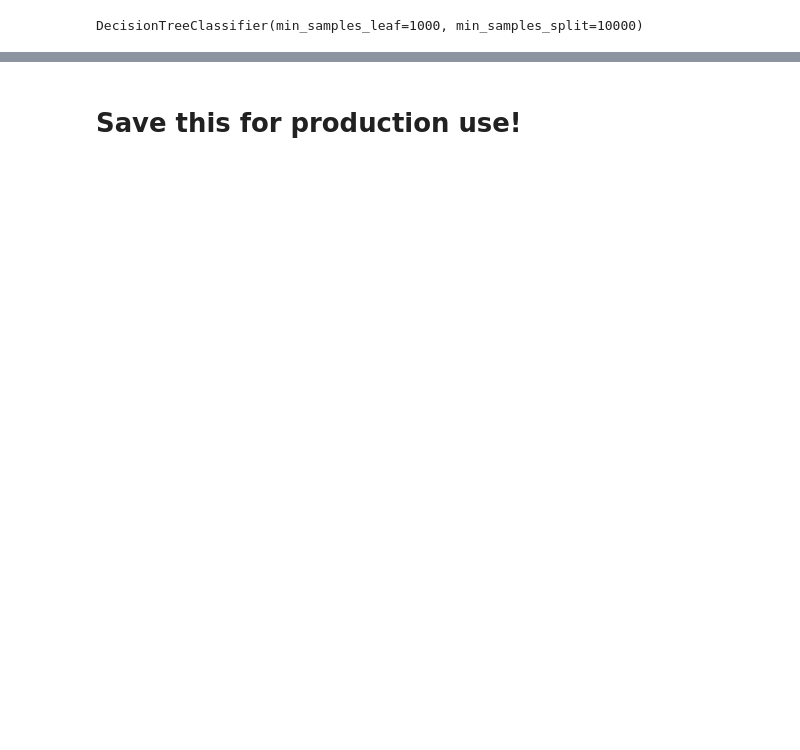
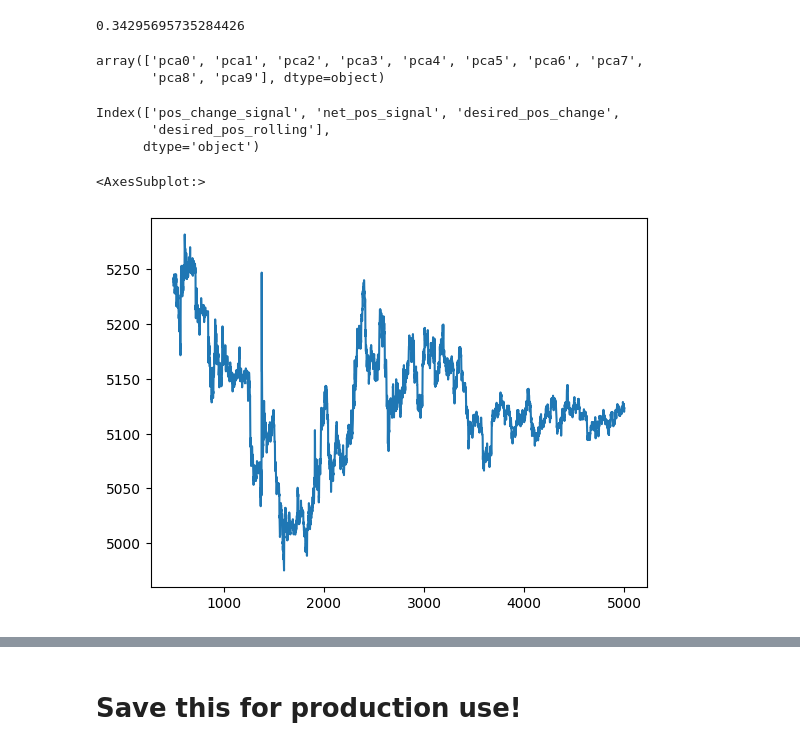
Before and after one commit to lianlongbagua/ml_rf_project, a Jupyter notebook: notebooks/production.ipynb, the cells around one changed output, grey strips where cells are left out. Drawn from its saved outputs; the diff is of its cells as text; code cells hidden in the pictures; blank space fills up the shorter version.

```diff
--- a/notebooks/production.ipynb
+++ b/notebooks/production.ipynb
@@ -21,6 +25,6 @@ from sklearn.utils.class_weight import compute_class_weight
 # %%
-df = pd.read_csv("../data/data.csv")
-df = prepare_desired_pos(df, lag=10, multiplier=10)
+df = pd.read_csv('../data/data.csv')
+X, y = prep_data(df, config.LAGS, config.FUTURE_PRED, config.MULTIPLIER_FOR_DESIRED_POS)
 # %% [output]
 Generating desired position...
 Desired position generated
@@ -27,2 +38,0 @@ Desired position generated
-# %%
-df = generate_all_features_df(df, [i for i in range(7, 150, 7)])
@@ -36,2 +38,0 @@ All features generated
-# %%
-df = keep_essentials(df)
@@ -52,2 +38,0 @@ df = keep_essentials(df)
-# %%
-df = drop_ohlcv_cols(df)
@@ -62,4 +66,2 @@ clf = tree.DecisionTreeClassifier(min_samples_split=10000, min_samples_leaf=1000
 # %%
-clf.fit(X_train, y_train['pos_change_signal'])
+pipe.fit(X_train, y_train['pos_change_signal'])
-# %% [output]
-DecisionTreeClassifier(min_samples_leaf=1000, min_samples_split=10000)
@@ -65,0 +72,22 @@ DecisionTreeClassifier(min_samples_leaf=1000, min_samples_split=10000)
+# %%
+clf = RandomForestClassifier()
+clf.fit(X_trainsformed, y_train['pos_change_signal'])
+clf.score(dim_reduction.transform(X_test), y_test['pos_change_signal'])
+# %% [output]
+0.34295695735284426
+# %%
+dim_reduction.get_feature_names_out()
+# %% [output]
+array(['pca0', 'pca1', 'pca2', 'pca3', 'pca4', 'pca5', 'pca6', 'pca7',
+       'pca8', 'pca9'], dtype=object)
+# %%
+y_train.columns
+# %% [output]
+Index(['pos_change_signal', 'net_pos_signal', 'desired_pos_change',
+       'desired_pos_rolling'],
+      dtype='object')
+# %%
+df.close[500:5000].plot()
+# %% [output]
+<AxesSubplot:>
+[figure, added]
```
Also changed, not shown: parts of 19 cells of this notebook.
